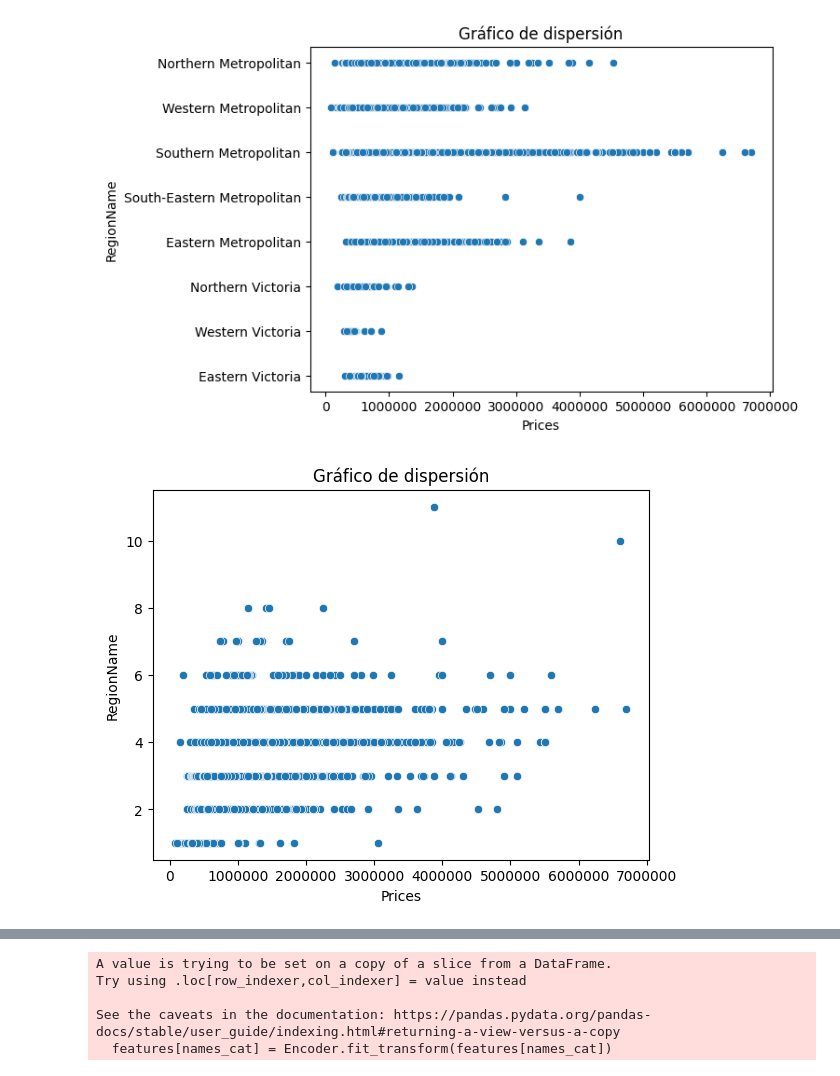
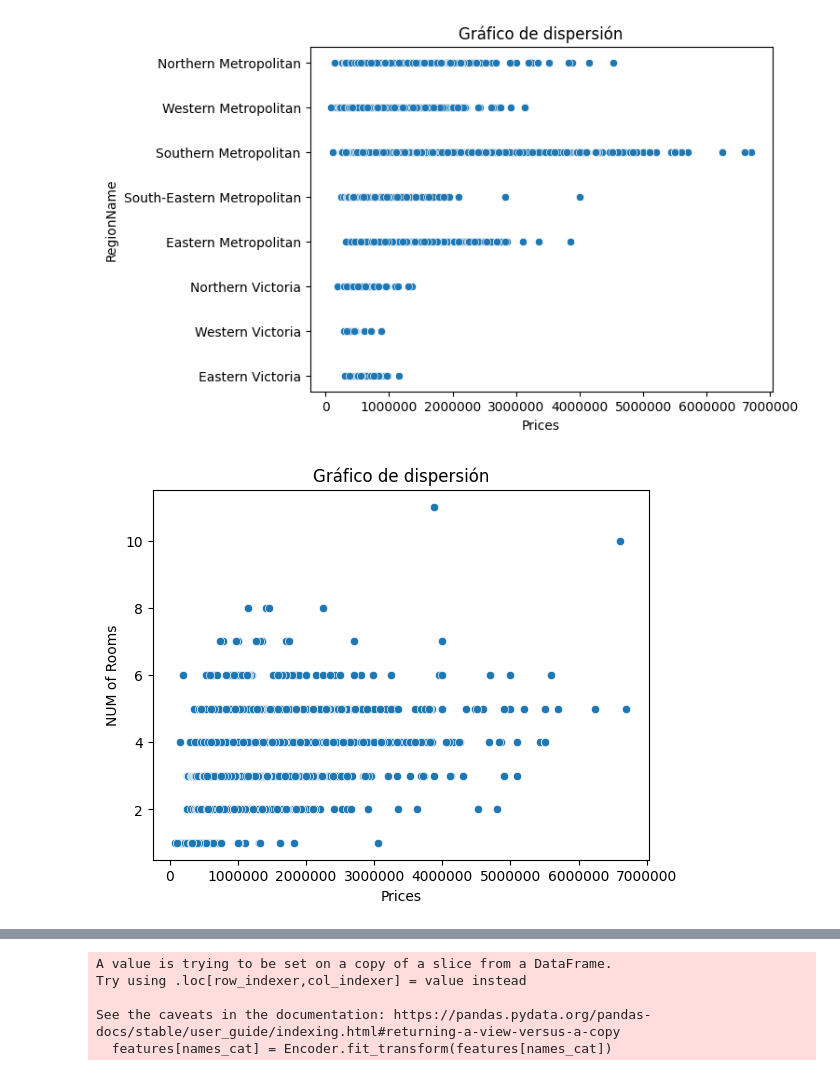
Before and after one commit to edoruin/KagglePractice, a Jupyter notebook: validation-knowledges-intro-ml.ipynb, the cells around one changed output, grey strips where cells are left out. Cells and saved outputs as stored; diff of their text form; code cells hidden in the pictures.

```diff
--- a/validation-knowledges-intro-ml.ipynb
+++ b/validation-knowledges-intro-ml.ipynb
@@ -59,23 +59,23 @@ plt.show()
 # %%
 import seaborn as sns
 import matplotlib.pyplot as plt
 
 
 #create a scatter plot with seaborn
 sns.scatterplot( y=data_short['Rooms'], x=data_short['Price'],  data=data)
 
 plt.ticklabel_format(style='plain', axis='x')
 
 # add details with plt
 plt.title('Gráfico de dispersión')
 plt.xlabel('Prices')
-plt.ylabel('RegionName')
+plt.ylabel('NUM of Rooms')
 
 
 # show the plot
 plt.show()
 # %% [output]
-[figure, old version]
+[figure, new version]
 # %%
 import seaborn as sns
 import matplotlib.pyplot as plt
```
Also changed, not shown: parts of 1 cell of this notebook.
